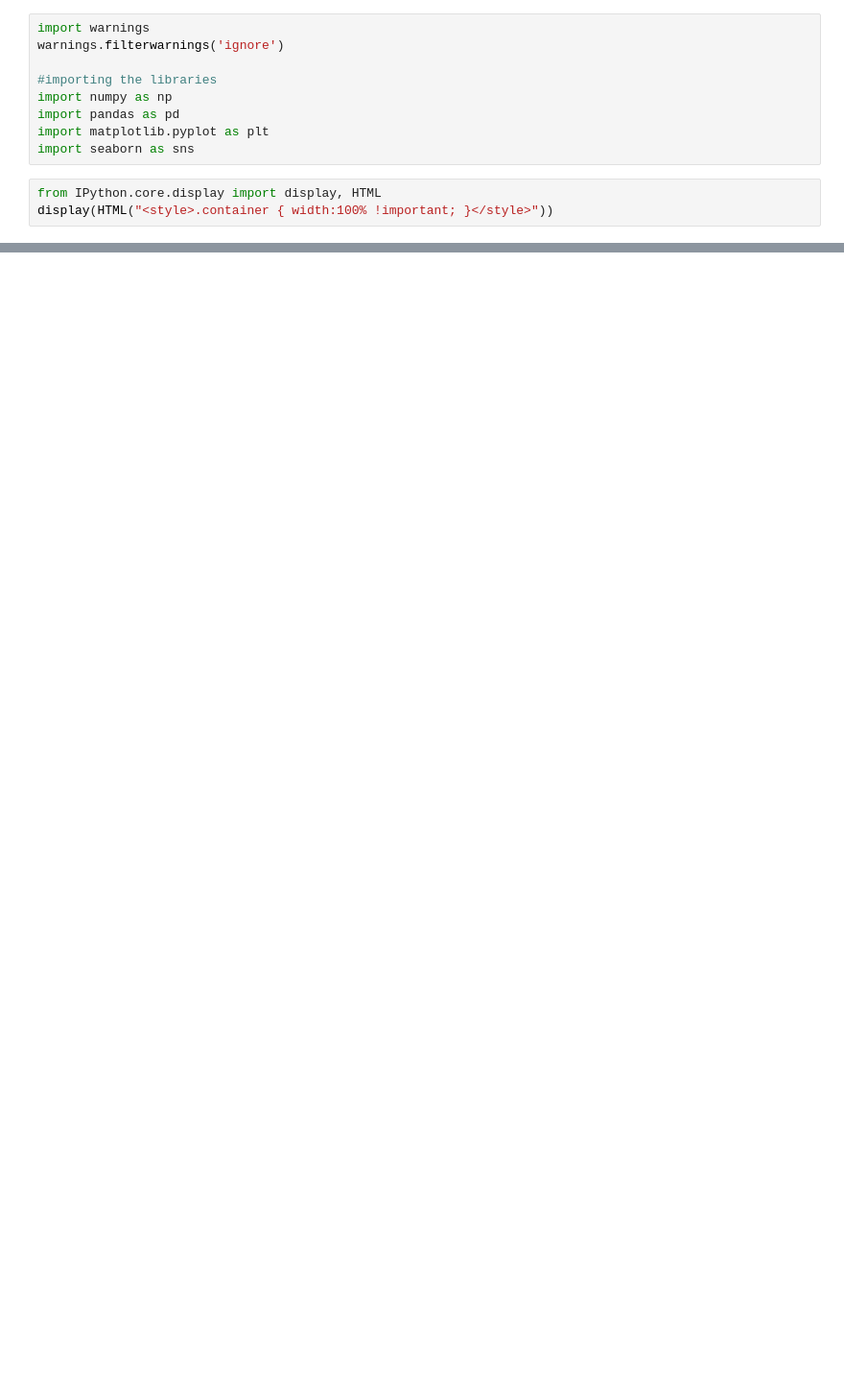
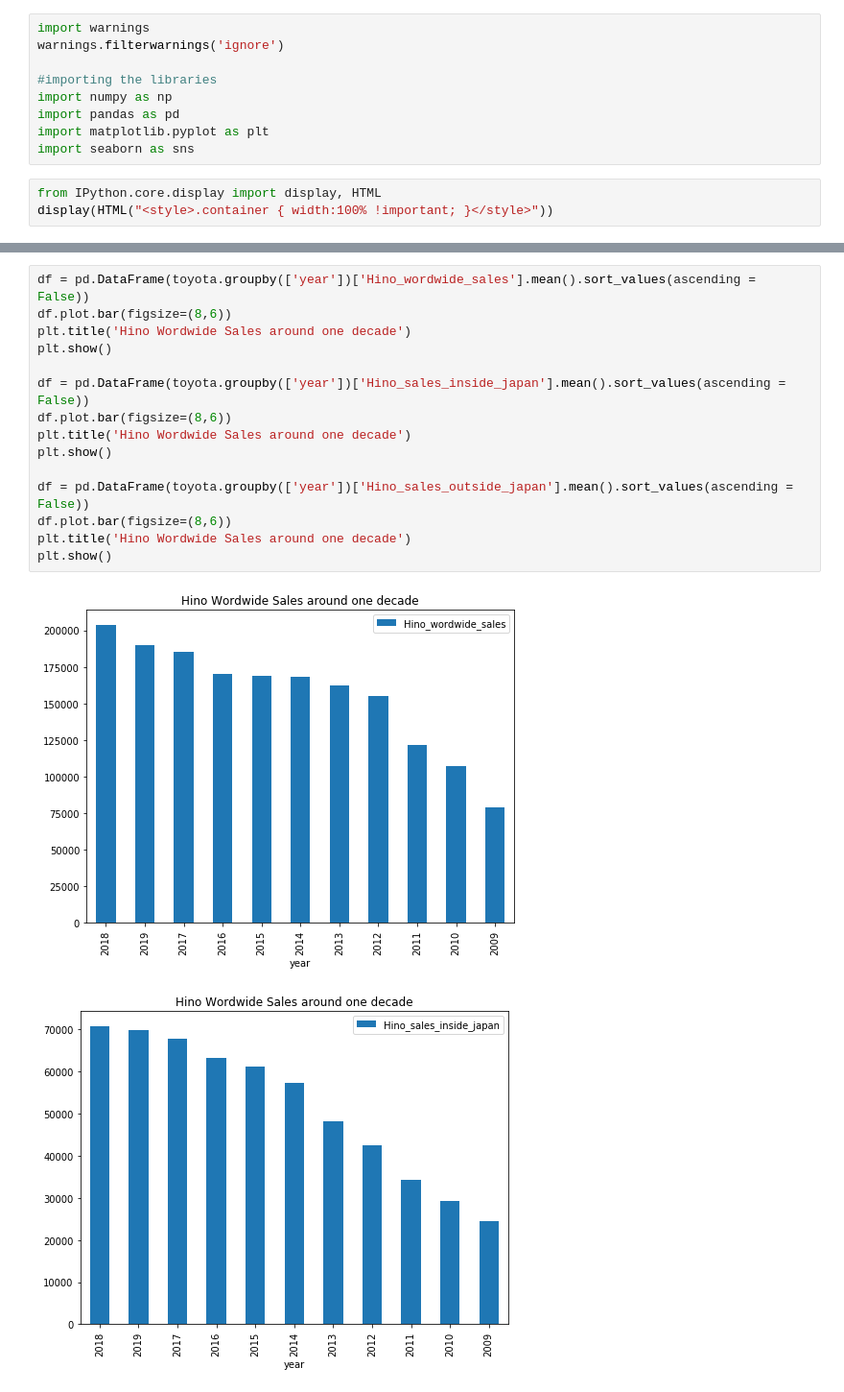
Before and after one commit to karl-johan-grahn/toyota-analysis, a Jupyter notebook: Toyota_car_price_data_analysis.ipynb, the cells around one changed output, grey strips where cells are left out. Shown at 96% size. Drawn from its saved outputs; the diff is of its cells as text; blank space fills up the shorter version.

```diff
--- a/Toyota_car_price_data_analysis.ipynb
+++ b/Toyota_car_price_data_analysis.ipynb
@@ -65,0 +79,18 @@ plt.show()
+# %%
+df = pd.DataFrame(toyota.groupby(['year'])['Hino_wordwide_sales'].mean().sort_values(ascending = False))
+df.plot.bar(figsize=(8,6))
+plt.title('Hino Wordwide Sales around one decade')
+plt.show()
+
+df = pd.DataFrame(toyota.groupby(['year'])['Hino_sales_inside_japan'].mean().sort_values(ascending = False))
+df.plot.bar(figsize=(8,6))
+plt.title('Hino Wordwide Sales around one decade')
+plt.show()
+
+df = pd.DataFrame(toyota.groupby(['year'])['Hino_sales_outside_japan'].mean().sort_values(ascending = False))
+df.plot.bar(figsize=(8,6))
+plt.title('Hino Wordwide Sales around one decade')
+plt.show()
+# %% [output]
+[figure, added]
+[figure, added]
```
Also changed, not shown: parts of 10 cells of this notebook.
